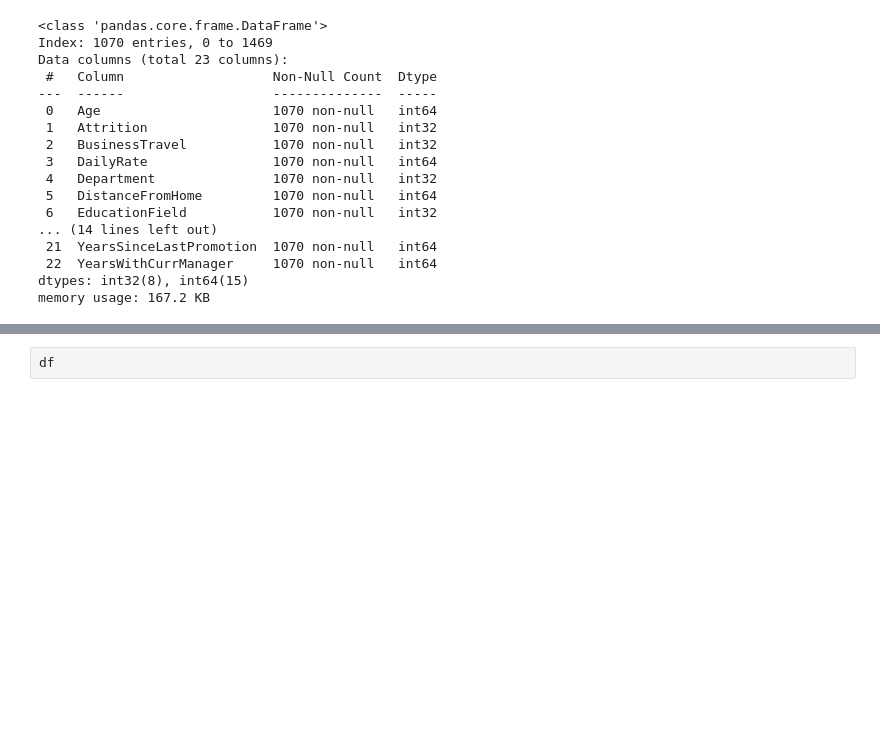
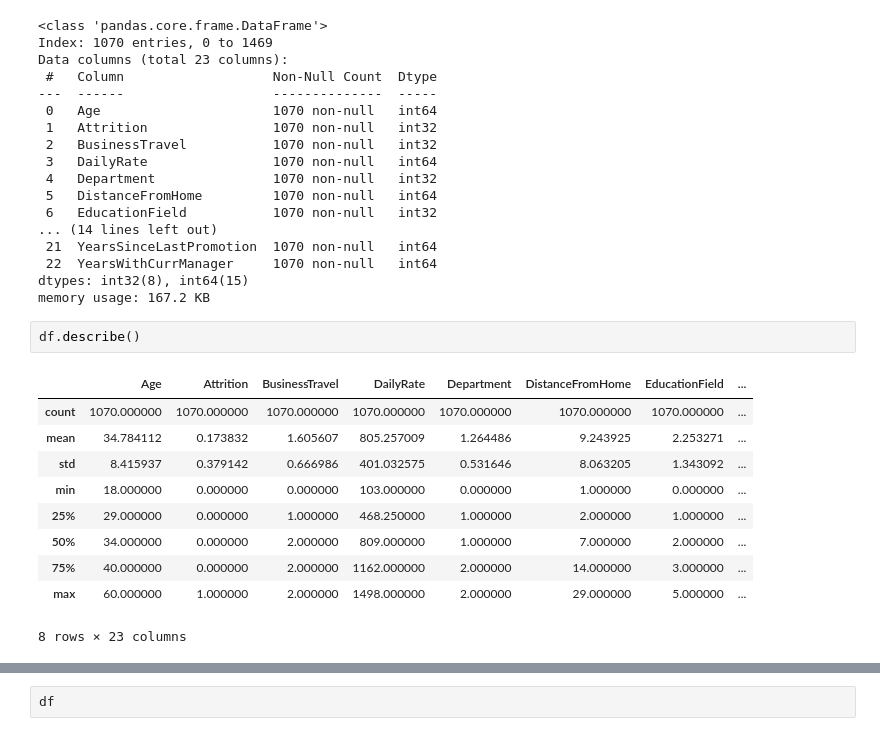
Before and after one commit to Ashokmevada/Employee_Attrition, a Jupyter notebook: notebook/model.ipynb, the cells around one changed output, grey strips where cells are left out. Drawn from its saved outputs; the diff is of its cells as text; blank space fills up the shorter version.

```diff
--- a/notebook/model.ipynb
+++ b/notebook/model.ipynb
@@ -192,3 +208,16 @@ Data columns (total 23 columns):
  22  YearsWithCurrManager     1070 non-null   int64
 dtypes: int32(8), int64(15)
 memory usage: 167.2 KB
+# %%
+df.describe()
+# %% [output]
+|  | Age | Attrition | BusinessTravel | DailyRate | Department | DistanceFromHome | EducationField | ... |
+| count | 1070.000000 | 1070.000000 | 1070.000000 | 1070.000000 | 1070.000000 | 1070.000000 | 1070.000000 | ... |
+| mean | 34.784112 | 0.173832 | 1.605607 | 805.257009 | 1.264486 | 9.243925 | 2.253271 | ... |
+| std | 8.415937 | 0.379142 | 0.666986 | 401.032575 | 0.531646 | 8.063205 | 1.343092 | ... |
+| min | 18.000000 | 0.000000 | 0.000000 | 103.000000 | 0.000000 | 1.000000 | 0.000000 | ... |
+| 25% | 29.000000 | 0.000000 | 1.000000 | 468.250000 | 1.000000 | 2.000000 | 1.000000 | ... |
+| 50% | 34.000000 | 0.000000 | 2.000000 | 809.000000 | 1.000000 | 7.000000 | 2.000000 | ... |
+| 75% | 40.000000 | 0.000000 | 2.000000 | 1162.000000 | 2.000000 | 14.000000 | 3.000000 | ... |
+| max | 60.000000 | 1.000000 | 2.000000 | 1498.000000 | 2.000000 | 29.000000 | 5.000000 | ... |
+8 rows × 23 columns
```
Also changed, not shown: parts of 3 cells of this notebook, 20 other files.
